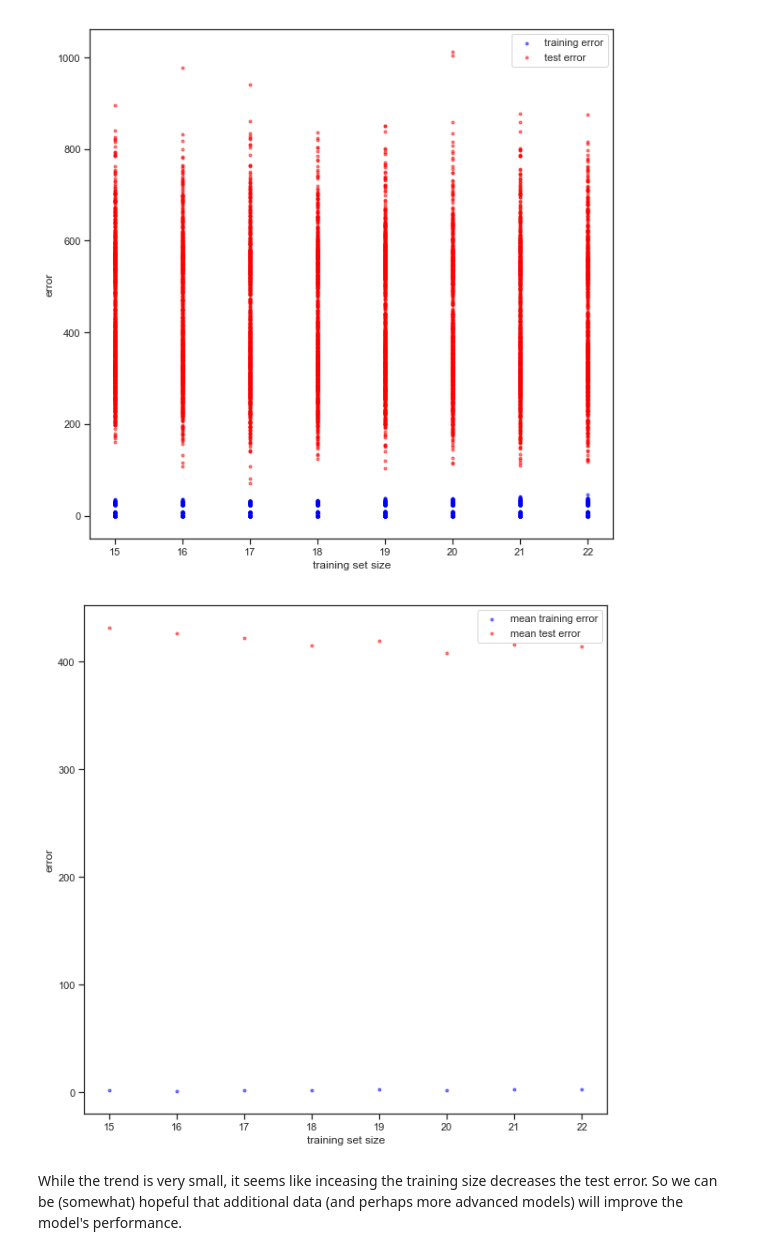
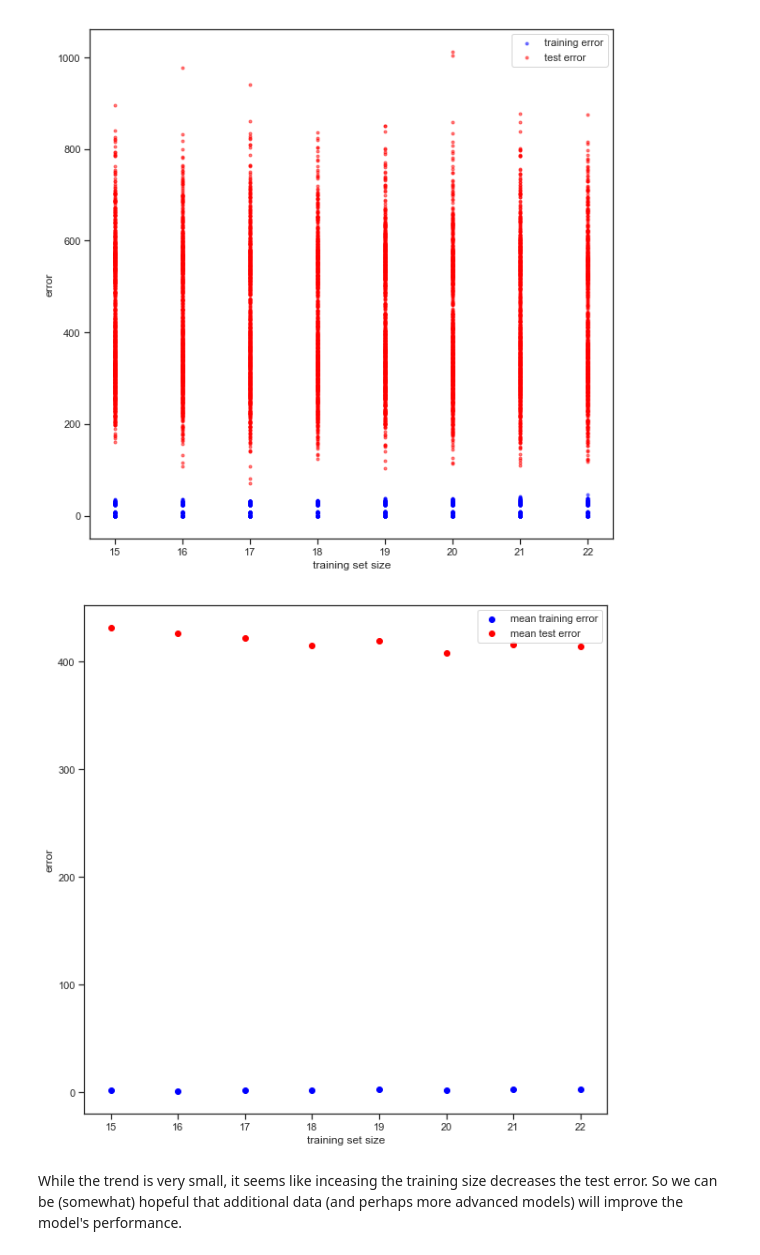
Before and after one commit to AndersonDaniel/macro-nutrient-estimation, a Jupyter notebook: recipes-macronutrient-estimation.ipynb, the cells around one changed output. Cells and saved outputs as stored; diff of their text form; code cells hidden in the pictures.

```diff
--- a/recipes-macronutrient-estimation.ipynb
+++ b/recipes-macronutrient-estimation.ipynb
@@ -760,14 +760,14 @@ plt.show()
 [figure]
 # %%
 plt.figure(figsize=(10, 10))
-plt.scatter(range(15, 23), r_trains_mean, c='blue', label='mean training error', alpha=0.5, marker='.')
-plt.scatter(range(15, 23), r_tests_mean, c='red', label='mean test error', alpha=0.5, marker='.')
+plt.scatter(range(15, 23), r_trains_mean, c='blue', label='mean training error')
+plt.scatter(range(15, 23), r_tests_mean, c='red', label='mean test error')
 plt.legend()
 plt.xlabel('training set size')
 plt.ylabel('error')
 plt.show()
 # %% [output]
-[figure, old version]
+[figure, new version]
 # %% [markdown]
 While the trend is very small, it seems like inceasing the training size decreases the test error. So we can be (somewhat) hopeful that additional data (and perhaps more advanced models) will improve the model's performance.
 # %% [markdown]
```
Also changed, not shown: parts of 1 cell of this notebook.
